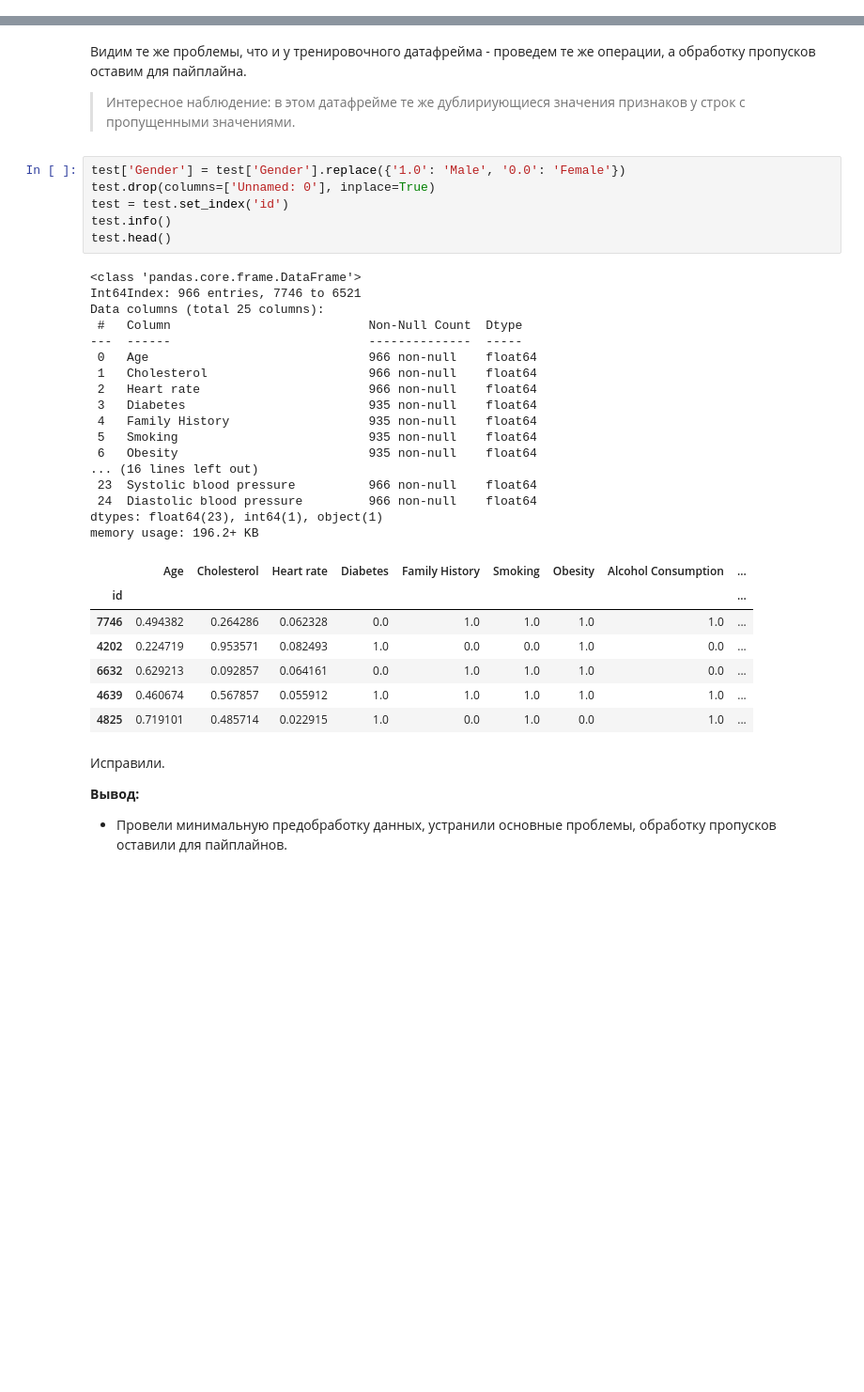
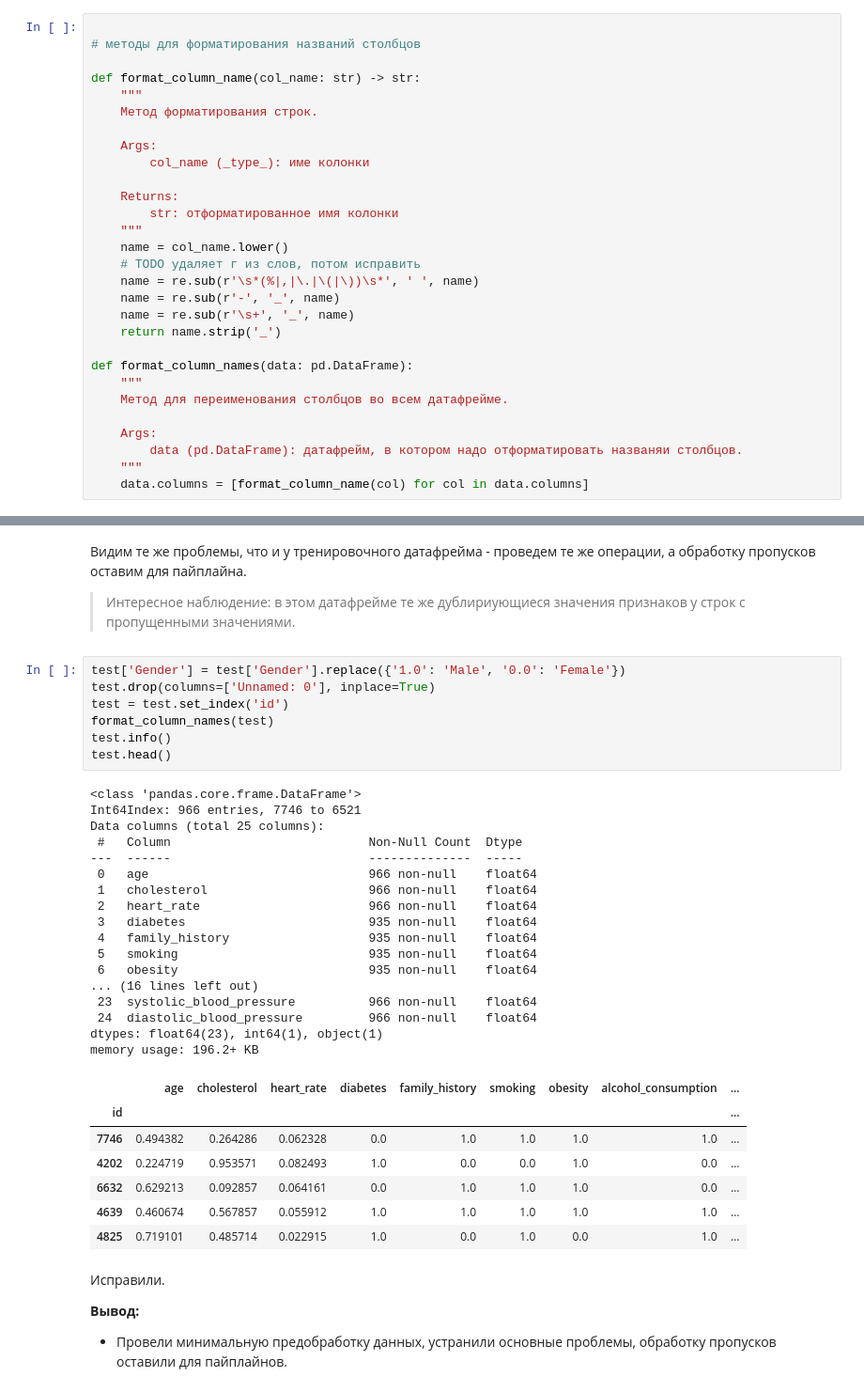
Before and after one commit to madLary/practicum-workshop-cvd-model, a Jupyter notebook: workshop-cdv-research.ipynb, the cells around one changed output, grey strips where cells are left out. Shown at 94% size. Drawn from its saved outputs; the diff is of its cells as text; blank space fills up the shorter version.

Commit message:
save - форматирование имен столбцов

```diff
--- a/workshop-cdv-research.ipynb
+++ b/workshop-cdv-research.ipynb
@@ -530,6 +531,35 @@ def analyze_two_discrete_features(data: pd.DataFrame,
     ax3.tick_params(axis='y', labelrotation=0)
     ############################################################################
     plt.show()
+# %%
+
+# методы для форматирования названий столбцов
+
+def format_column_name(col_name: str) -> str:
+    """
+    Метод форматирования строк.
+
+    Args:
+        col_name (_type_): име колонки
+
+    Returns:
+        str: отформатированное имя колонки
+    """
+    name = col_name.lower()
+    # TODO удаляет г из слов, потом исправить
+    name = re.sub(r'\s*(%|,|\.|\(|\))\s*', ' ', name)
+    name = re.sub(r'-', '_', name)
+    name = re.sub(r'\s+', '_', name)
+    return name.strip('_')
+
+def format_column_names(data: pd.DataFrame):
+    """
+    Метод для переименования столбцов во всем датафрейме.
+
+    Args:
+        data (pd.DataFrame): датафрейм, в котором надо отформатировать названяи столбцов.
+    """
+    data.columns = [format_column_name(col) for col in data.columns]
 # %% [markdown]
 ## 1. Открытие данных и их обзор.
 
@@ -777,28 +822,29 @@ check_dataframe(test)
 # %%
 test['Gender'] = test['Gender'].replace({'1.0': 'Male', '0.0': 'Female'})
 test.drop(columns=['Unnamed: 0'], inplace=True)
 test = test.set_index('id')
+format_column_names(test)
 test.info()
 test.head()
 # %% [output]
 <class 'pandas.core.frame.DataFrame'>
 Int64Index: 966 entries, 7746 to 6521
 Data columns (total 25 columns):
  #   Column                           Non-Null Count  Dtype
 ---  ------                           --------------  -----
- 0   Age                              966 non-null    float64
- 1   Cholesterol                      966 non-null    float64
- 2   Heart rate                       966 non-null    float64
- 3   Diabetes                         935 non-null    float64
- 4   Family History                   935 non-null    float64
- 5   Smoking                          935 non-null    float64
- 6   Obesity                          935 non-null    float64
+ 0   age                              966 non-null    float64
+ 1   cholesterol                      966 non-null    float64
+ 2   heart_rate                       966 non-null    float64
+ 3   diabetes                         935 non-null    float64
+ 4   family_history                   935 non-null    float64
+ 5   smoking                          935 non-null    float64
+ 6   obesity                          935 non-null    float64
 ... (16 lines left out)
- 23  Systolic blood pressure          966 non-null    float64
- 24  Diastolic blood pressure         966 non-null    float64
+ 23  systolic_blood_pressure          966 non-null    float64
+ 24  diastolic_blood_pressure         966 non-null    float64
 dtypes: float64(23), int64(1), object(1)
 memory usage: 196.2+ KB
-|  | Age | Cholesterol | Heart rate | Diabetes | Family History | Smoking | Obesity | Alcohol Consumption | ... |
+|  | age | cholesterol | heart_rate | diabetes | family_history | smoking | obesity | alcohol_consumption | ... |
 | id |  |  |  |  |  |  |  |  | ... |
 | 7746 | 0.494382 | 0.264286 | 0.062328 | 0.0 | 1.0 | 1.0 | 1.0 | 1.0 | ... |
 | 4202 | 0.224719 | 0.953571 | 0.082493 | 1.0 | 0.0 | 0.0 | 1.0 | 0.0 | ... |
```
Also changed, not shown: parts of 7 cells of this notebook.
